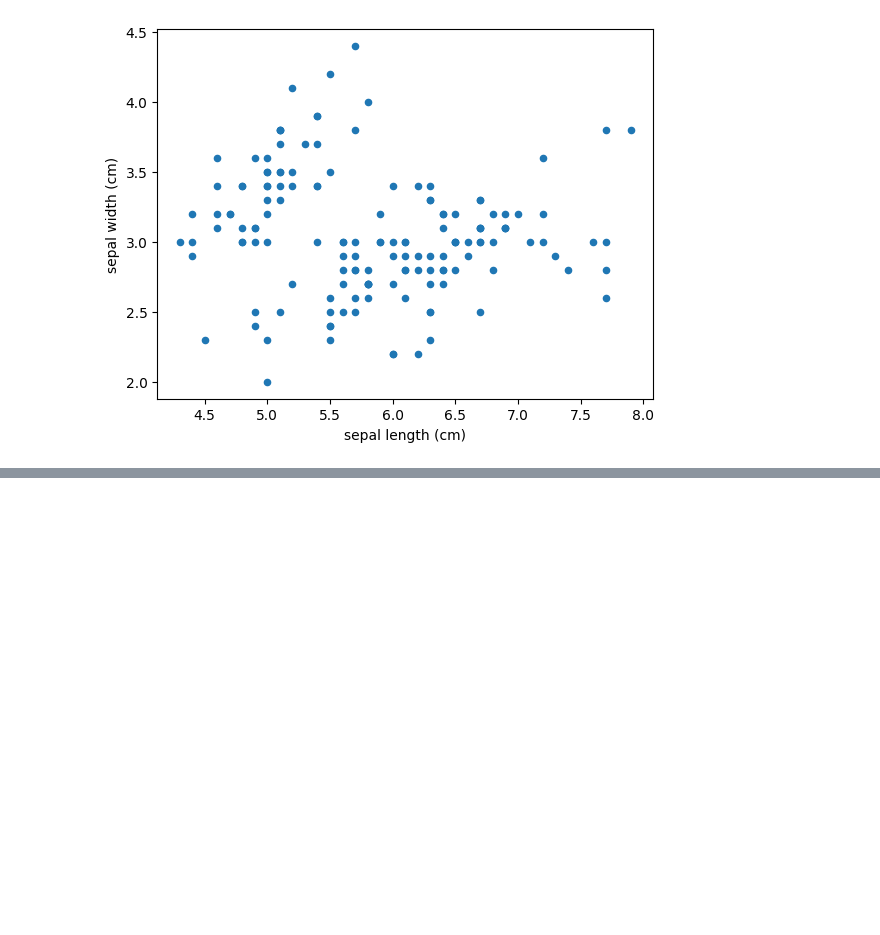
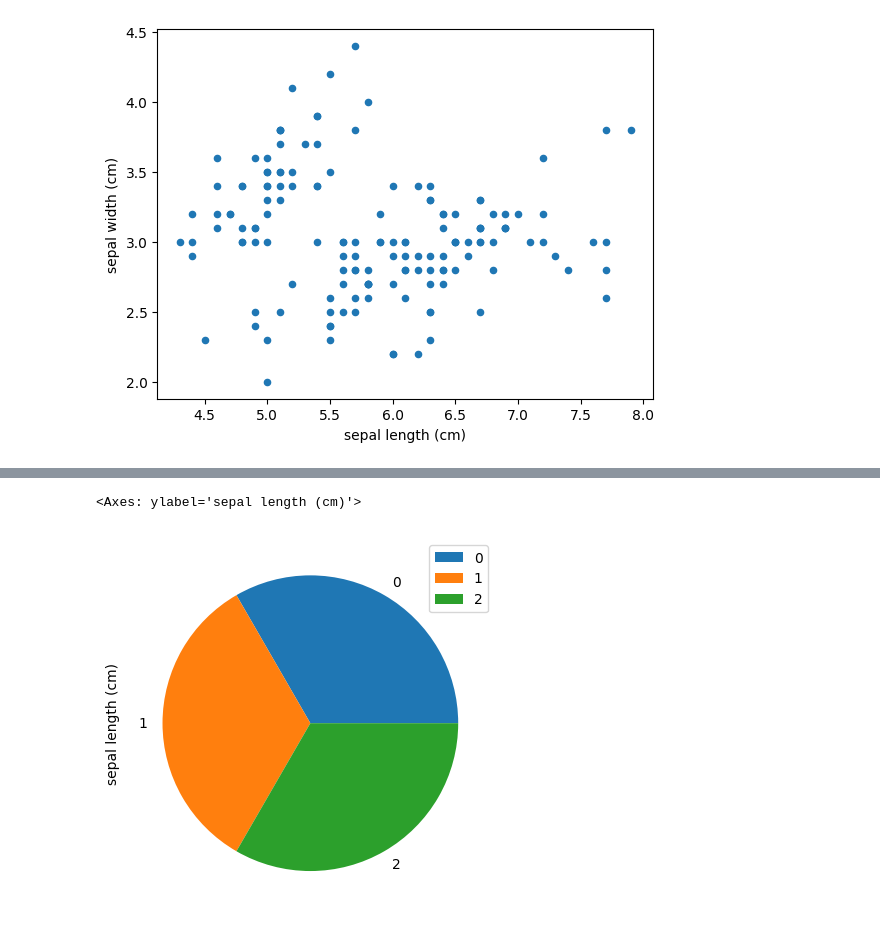
Before and after one commit to matheusoliv16/Python_DSA, a Jupyter notebook: pandas/pandas.ipynb, the cells around one changed output, grey strips where cells are left out. Cells and saved outputs as stored; diff of their text form; code cells hidden in the pictures; blank space fills up the shorter version.

```diff
--- a/pandas/pandas.ipynb
+++ b/pandas/pandas.ipynb
@@ -517,0 +527,5 @@ columns = ['sepal length (cm)']
+# %%
+df.groupby('species').count().plot.pie(y = 'sepal length (cm)')
+# %% [output]
+<Axes: ylabel='sepal length (cm)'>
+[figure, added]
```
Also changed, not shown: parts of 5 cells of this notebook, 2 other files.
